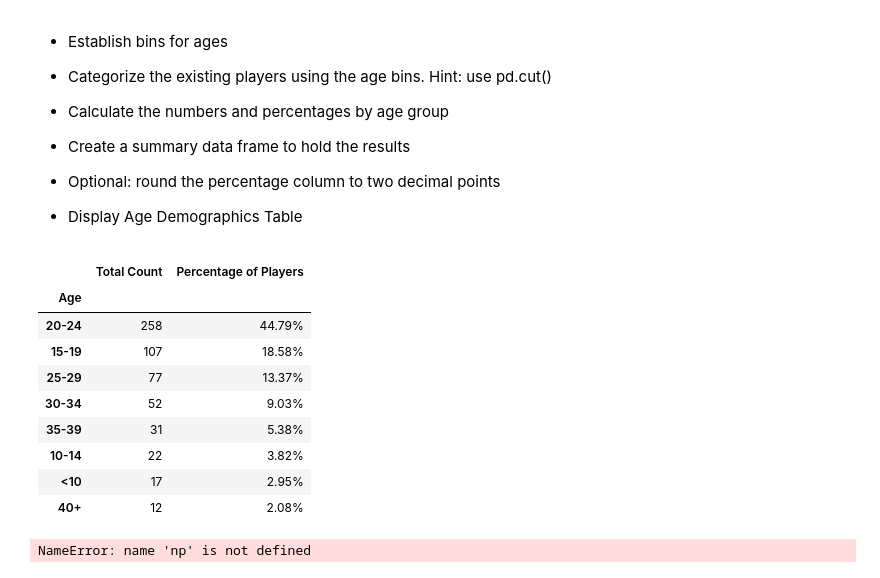
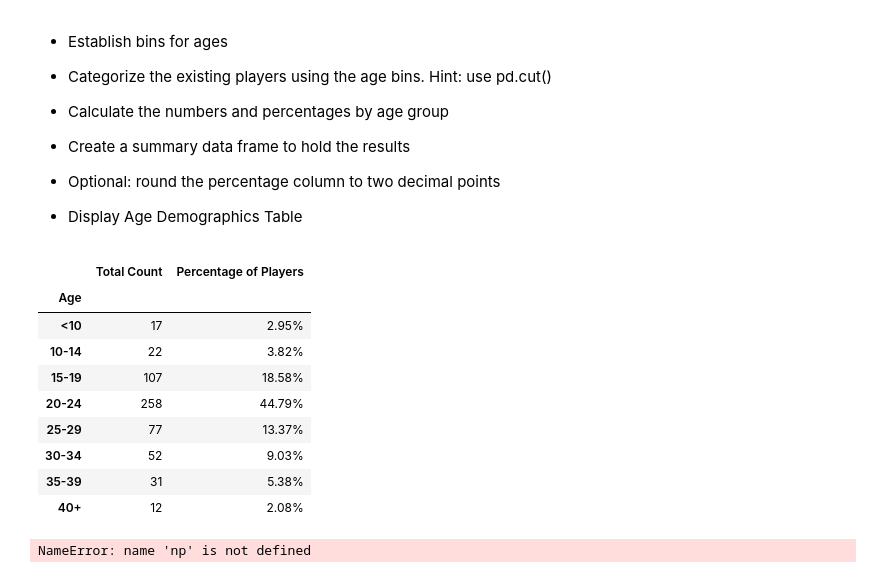
Before and after one commit to carolyan1/Pandas-Challenge, a Jupyter notebook: HeroesOfPymoli/HeroesOfPymoli.ipynb, the cells around one changed output. Drawn from its saved outputs; the diff is of its cells as text; code cells hidden in the pictures.

Commit message:
Binning
Sorted the index based on age range

```diff
--- a/HeroesOfPymoli/HeroesOfPymoli.ipynb
+++ b/HeroesOfPymoli/HeroesOfPymoli.ipynb
@@ -170,34 +170,34 @@ Purchasing_Analysis
 # %%
 #create bins and their group names
 #pd.cut(x,bins,labels,include_lowest=True)
 bins = [0,9,14,19,24,29,34,39,100]
 group_name = ["<10","10-14","15-19","20-24","25-29","30-34","35-39","40+"]
 age = pd.cut(Distinct_SN_df["Age"], bins, labels=group_name, include_lowest=True)
 age = pd.DataFrame(age)
 
 #Count people in different age group
 total_count_age = age.value_counts()
 
 #Count percentage
 age_percentage = total_count_age/total_player*100
 age_percentage = age_percentage.map("{:.2f}%".format)
 
 #Display Dataframe
 age_demographics = pd.DataFrame({"Total Count": total_count_age,
                                 "Percentage of Players": age_percentage})
 
 #Clean up
-age_demographics
+age_demographics.sort_index()
 # %% [output]
 |  | Total Count | Percentage of Players |
 | Age |  |  |
+| <10 | 17 | 2.95% |
+| 10-14 | 22 | 3.82% |
+| 15-19 | 107 | 18.58% |
 | 20-24 | 258 | 44.79% |
-| 15-19 | 107 | 18.58% |
 | 25-29 | 77 | 13.37% |
 | 30-34 | 52 | 9.03% |
 | 35-39 | 31 | 5.38% |
-| 10-14 | 22 | 3.82% |
-| <10 | 17 | 2.95% |
 | 40+ | 12 | 2.08% |
 # %%
 df= pd.DataFrame({'number': np.random.randint(1, 100, 10)})
```
